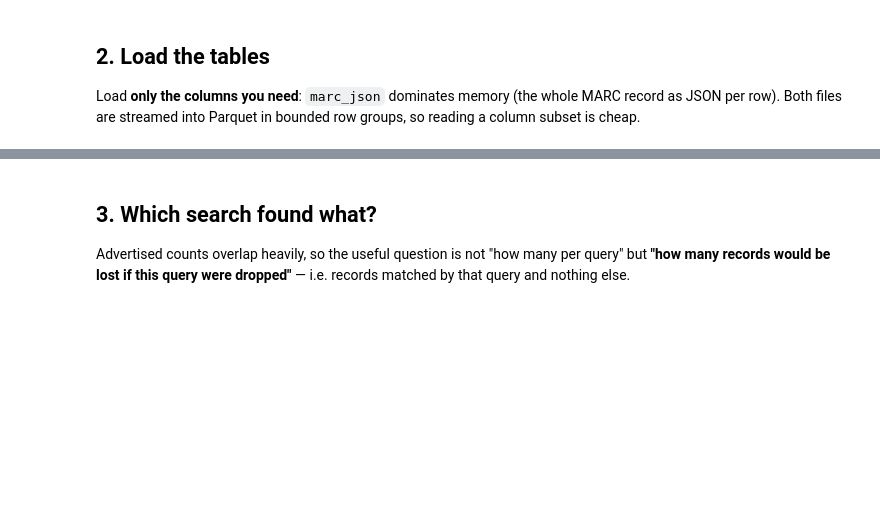
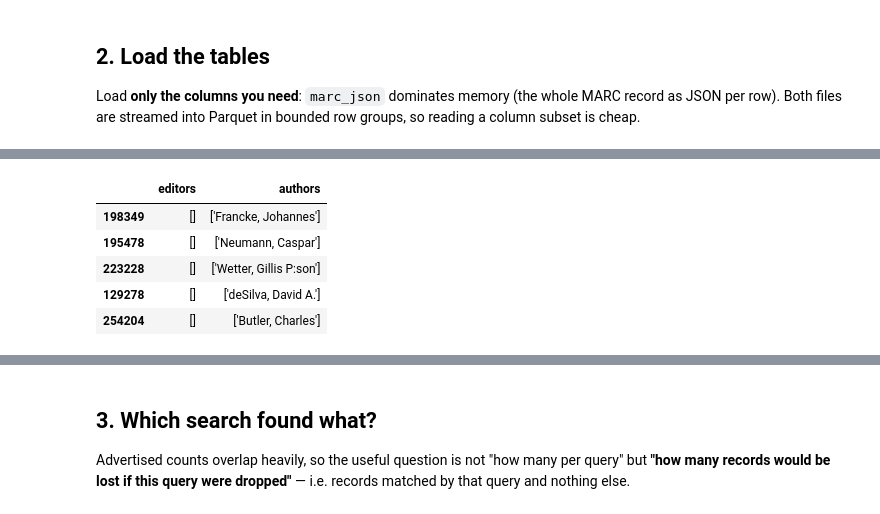
Before and after one commit to CCS-ZCU/biblical-books, a Jupyter notebook: scripts/explore_k10plus.ipynb, the cells around one changed output, grey strips where cells are left out. Drawn from its saved outputs; the diff is of its cells as text; code cells hidden in the pictures; blank space fills up the shorter version.

```diff
--- a/scripts/explore_k10plus.ipynb
+++ b/scripts/explore_k10plus.ipynb
@@ -74,0 +99,9 @@ Both files are streamed into Parquet in bounded row groups, so reading a column
+# %%
+books[PREVIEW].sample(5)[["editors", "authors"]]
+# %% [output]
+|  | editors | authors |
+| 198349 | [] | ['Francke, Johannes'] |
+| 195478 | [] | ['Neumann, Caspar'] |
+| 223228 | [] | ['Wetter, Gillis P:son'] |
+| 129278 | [] | ['deSilva, David A.'] |
+| 254204 | [] | ['Butler, Charles'] |
```
Also changed, not shown: parts of 6 cells of this notebook, 7 other files.
